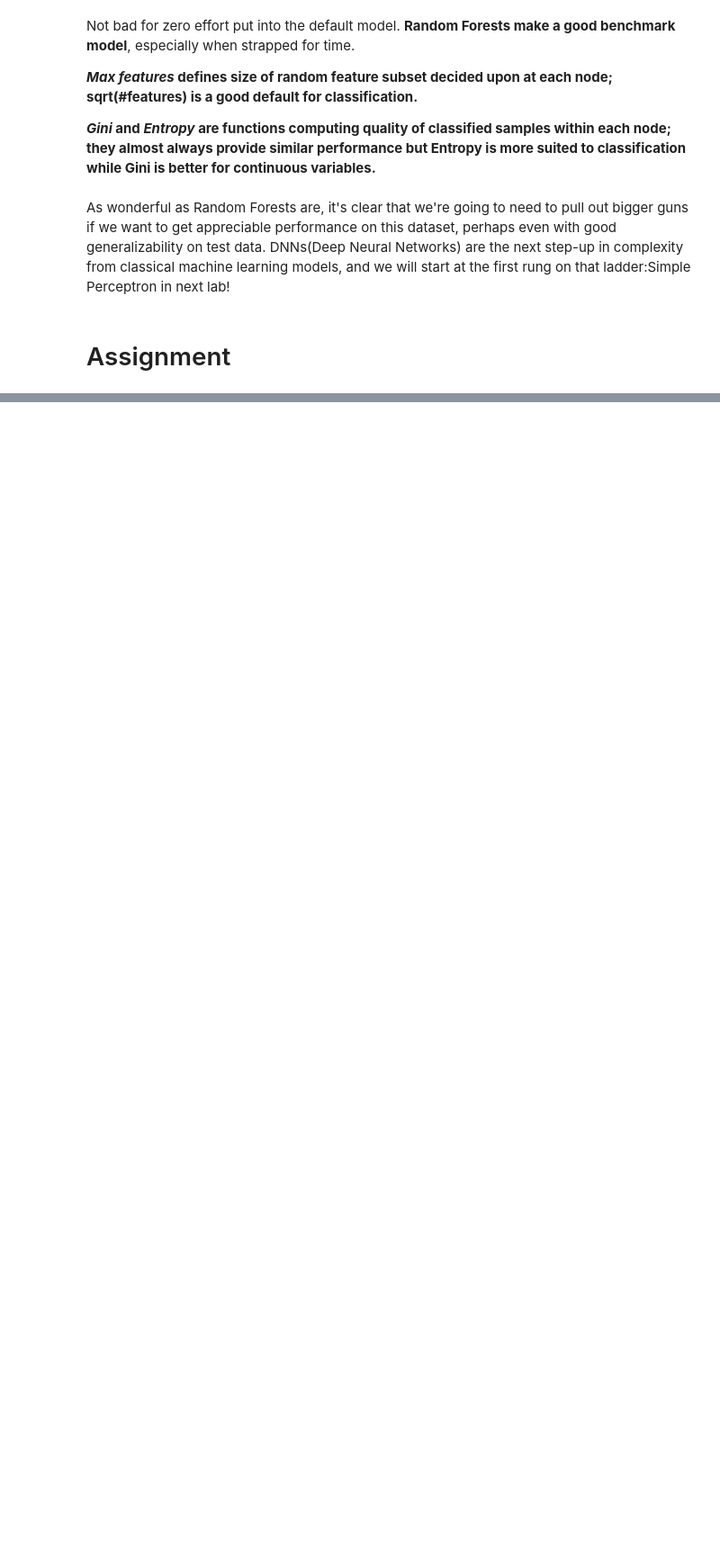
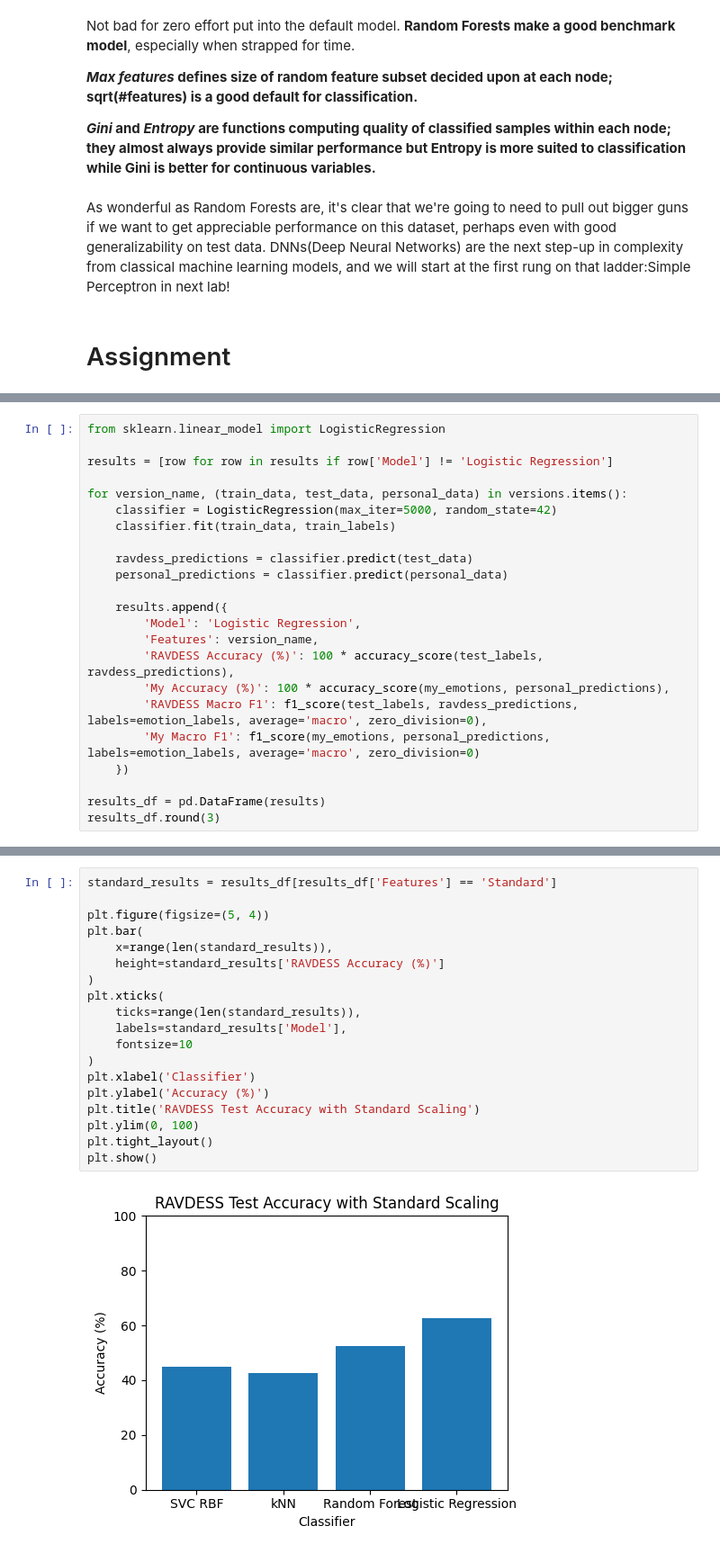
Before and after one commit to cyanhe001/Week3-ClassicML, a Jupyter notebook: Week_3_MachineLearning.ipynb, the cells around one changed output, grey strips where cells are left out. Shown at 90% size. Cells and saved outputs as stored; diff of their text form; blank space fills up the shorter version.

```diff
--- a/Week_3_MachineLearning.ipynb
+++ b/Week_3_MachineLearning.ipynb
@@ -653,0 +725,23 @@ Random Forest accuracy on my recordings: 12.50%
+# %%
+from sklearn.linear_model import LogisticRegression
+
+results = [row for row in results if row['Model'] != 'Logistic Regression']
+
+for version_name, (train_data, test_data, personal_data) in versions.items():
+    classifier = LogisticRegression(max_iter=5000, random_state=42)
+    classifier.fit(train_data, train_labels)
+
+    ravdess_predictions = classifier.predict(test_data)
+    personal_predictions = classifier.predict(personal_data)
+
+    results.append({
+        'Model': 'Logistic Regression',
+        'Features': version_name,
+        'RAVDESS Accuracy (%)': 100 * accuracy_score(test_labels, ravdess_predictions),
+        'My Accuracy (%)': 100 * accuracy_score(my_emotions, personal_predictions),
+        'RAVDESS Macro F1': f1_score(test_labels, ravdess_predictions, labels=emotion_labels, average='macro', zero_division=0),
+        'My Macro F1': f1_score(my_emotions, personal_predictions, labels=emotion_labels, average='macro', zero_division=0)
+    })
+
+results_df = pd.DataFrame(results)
+results_df.round(3)
@@ -653,0 +764,21 @@ Random Forest accuracy on my recordings: 12.50%
+# %%
+standard_results = results_df[results_df['Features'] == 'Standard']
+
+plt.figure(figsize=(5, 4))
+plt.bar(
+    x=range(len(standard_results)),
+    height=standard_results['RAVDESS Accuracy (%)']
+)
+plt.xticks(
+    ticks=range(len(standard_results)),
+    labels=standard_results['Model'],
+    fontsize=10
+)
+plt.xlabel('Classifier')
+plt.ylabel('Accuracy (%)')
+plt.title('RAVDESS Test Accuracy with Standard Scaling')
+plt.ylim(0, 100)
+plt.tight_layout()
+plt.show()
+# %% [output]
+[figure, added]
```
Also changed, not shown: parts of 22 cells of this notebook.
